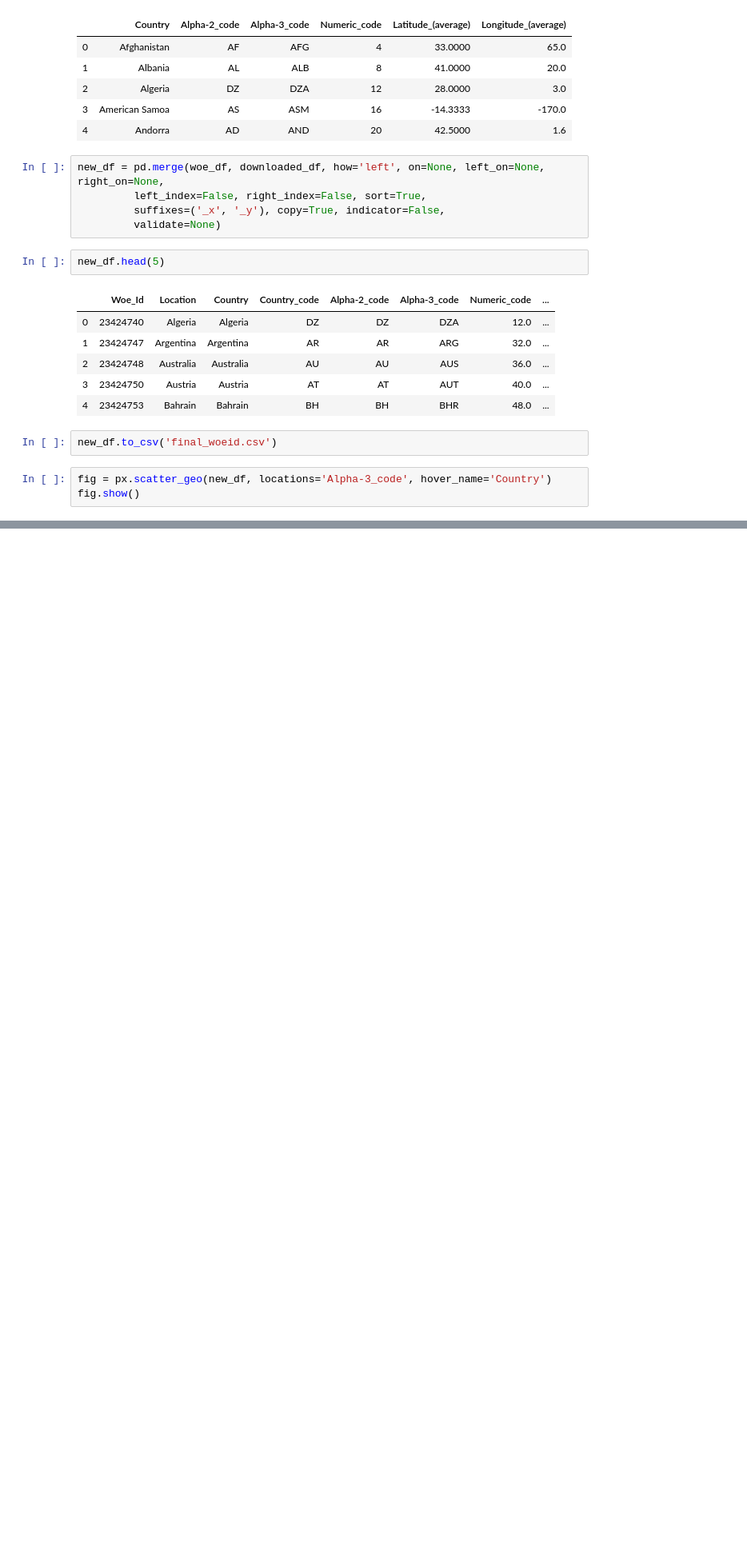
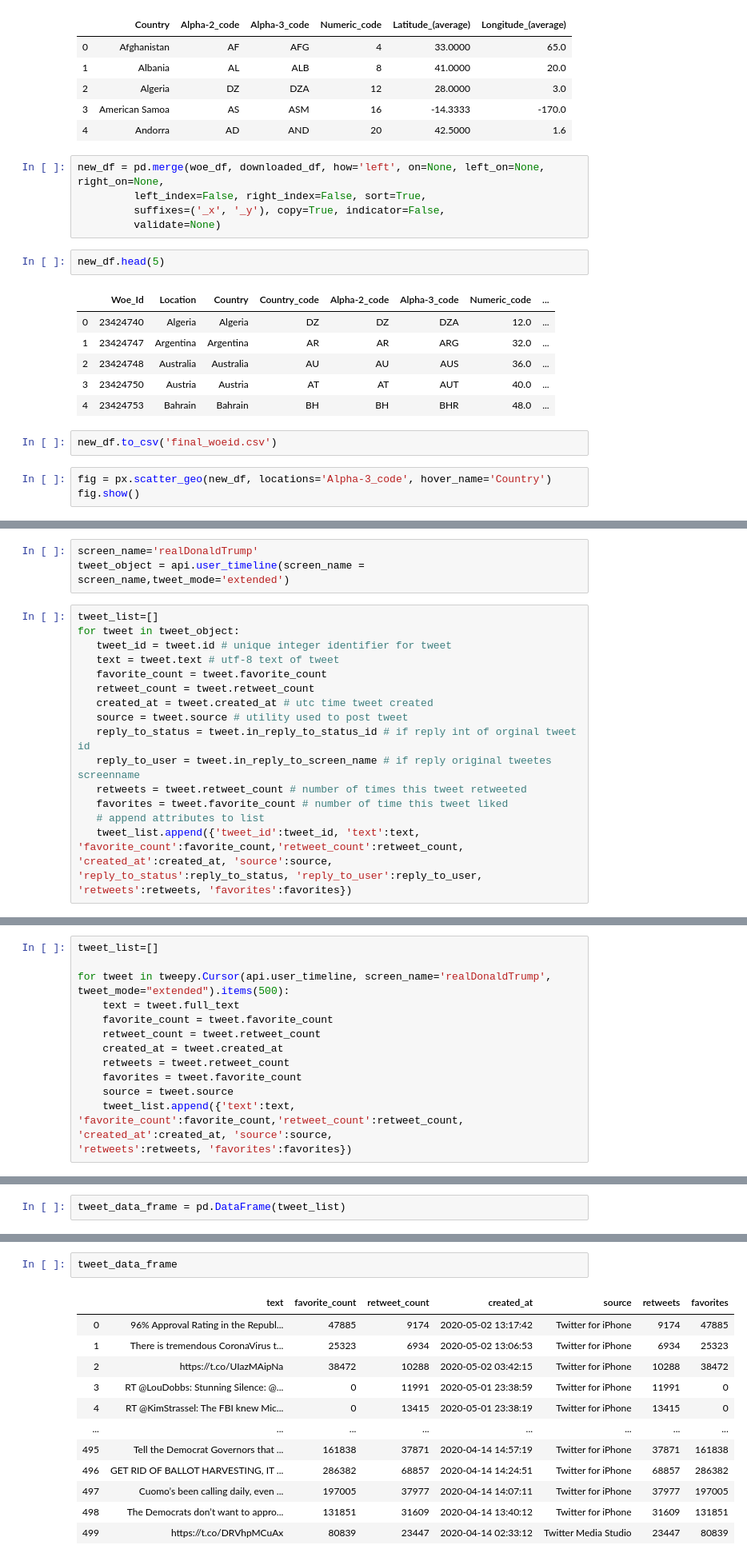
Before and after one commit to TheR2D3/Twitter_Viz, a Jupyter notebook: Rough_work/rough_work2.ipynb, the cells around one changed output, grey strips where cells are left out. Shown: that part at 80% size. Saved outputs shown, nothing was run; the diff lists cells and outputs as text; blank space fills up the shorter version.

Commit message:
User_graph_output1

```diff
--- a/Rough_work/rough_work2.ipynb
+++ b/Rough_work/rough_work2.ipynb
@@ -237,0 +270,18 @@ fig.show()
+# %%
+screen_name='realDonaldTrump'
+tweet_object = api.user_timeline(screen_name = screen_name,tweet_mode='extended')
+# %%
+tweet_list=[]
+for tweet in tweet_object:
+   tweet_id = tweet.id # unique integer identifier for tweet
+   text = tweet.text # utf-8 text of tweet
+   favorite_count = tweet.favorite_count
+   retweet_count = tweet.retweet_count
+   created_at = tweet.created_at # utc time tweet created
+   source = tweet.source # utility used to post tweet
+   reply_to_status = tweet.in_reply_to_status_id # if reply int of orginal tweet id
+   reply_to_user = tweet.in_reply_to_screen_name # if reply original tweetes screenname
+   retweets = tweet.retweet_count # number of times this tweet retweeted
+   favorites = tweet.favorite_count # number of time this tweet liked
+   # append attributes to list
+   tweet_list.append({'tweet_id':tweet_id, 'text':text, 'favorite_count':favorite_count,'retweet_count':retweet_count, 'created_at':created_at, 'source':source,                                        'reply_to_status':reply_to_status, 'reply_to_user':reply_to_user, 'retweets':retweets, 'favorites':favorites})
@@ -237,0 +290,12 @@ fig.show()
+# %%
+tweet_list=[]
+
+for tweet in tweepy.Cursor(api.user_timeline, screen_name='realDonaldTrump', tweet_mode="extended").items(500):
+    text = tweet.full_text
+    favorite_count = tweet.favorite_count
+    retweet_count = tweet.retweet_count
+    created_at = tweet.created_at
+    retweets = tweet.retweet_count
+    favorites = tweet.favorite_count
+    source = tweet.source
+    tweet_list.append({'text':text, 'favorite_count':favorite_count,'retweet_count':retweet_count, 'created_at':created_at, 'source':source,                                          'retweets':retweets, 'favorites':favorites})
@@ -237,0 +310,2 @@ fig.show()
+# %%
+tweet_data_frame = pd.DataFrame(tweet_list)
@@ -237,0 +314,15 @@ fig.show()
+# %%
+tweet_data_frame
+# %% [output]
+|  | text | favorite_count | retweet_count | created_at | source | retweets | favorites |
+| 0 | 96% Approval Rating in the Republ... | 47885 | 9174 | 2020-05-02 13:17:42 | Twitter for iPhone | 9174 | 47885 |
+| 1 | There is tremendous CoronaVirus t... | 25323 | 6934 | 2020-05-02 13:06:53 | Twitter for iPhone | 6934 | 25323 |
+| 2 | https://t.co/UIazMAipNa | 38472 | 10288 | 2020-05-02 03:42:15 | Twitter for iPhone | 10288 | 38472 |
+| 3 | RT @LouDobbs: Stunning Silence: @... | 0 | 11991 | 2020-05-01 23:38:59 | Twitter for iPhone | 11991 | 0 |
+| 4 | RT @KimStrassel: The FBI knew Mic... | 0 | 13415 | 2020-05-01 23:38:19 | Twitter for iPhone | 13415 | 0 |
+| ... | ... | ... | ... | ... | ... | ... | ... |
+| 495 | Tell the Democrat Governors that ... | 161838 | 37871 | 2020-04-14 14:57:19 | Twitter for iPhone | 37871 | 161838 |
+| 496 | GET RID OF BALLOT HARVESTING, IT ... | 286382 | 68857 | 2020-04-14 14:24:51 | Twitter for iPhone | 68857 | 286382 |
+| 497 | Cuomo’s been calling daily, even ... | 197005 | 37977 | 2020-04-14 14:07:11 | Twitter for iPhone | 37977 | 197005 |
+| 498 | The Democrats don’t want to appro... | 131851 | 31609 | 2020-04-14 13:40:12 | Twitter for iPhone | 31609 | 131851 |
+| 499 | https://t.co/DRVhpMCuAx | 80839 | 23447 | 2020-04-14 02:33:12 | Twitter Media Studio | 23447 | 80839 |
```
Also changed, not shown: parts of 21 cells of this notebook, 6 other files.
